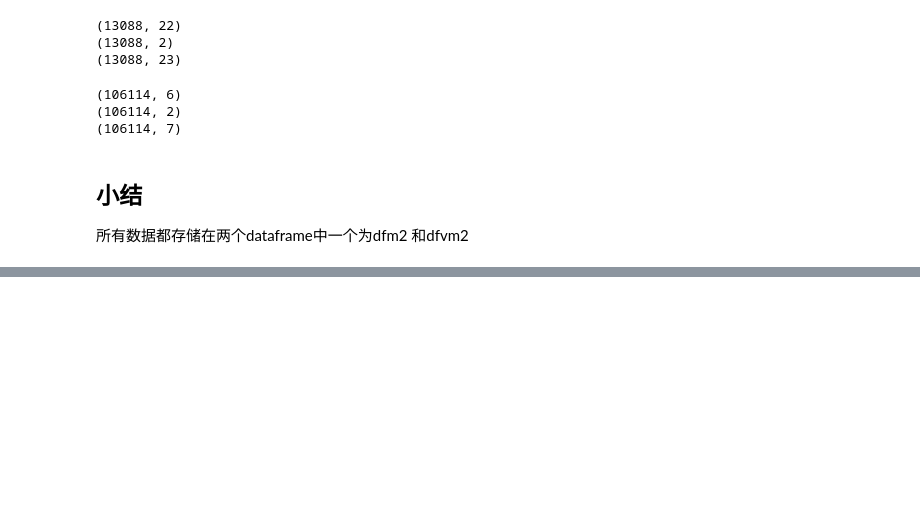
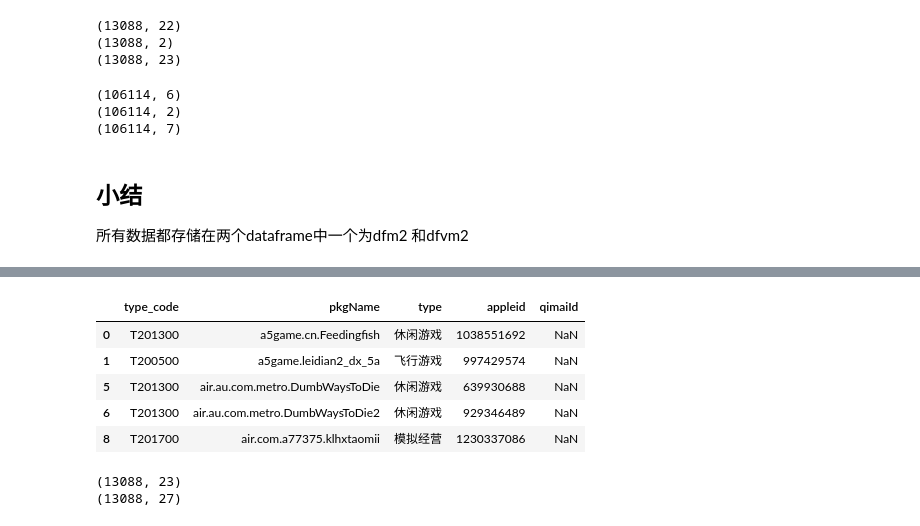
Before and after one commit to akasiro/mergedata-tosqlite, a Jupyter notebook: mergedata20190708.ipynb, the cells around one changed output, grey strips where cells are left out. Drawn from its saved outputs; the diff is of its cells as text; code cells hidden in the pictures; blank space fills up the shorter version.

```diff
--- a/mergedata20190708.ipynb
+++ b/mergedata20190708.ipynb
@@ -294,0 +321,9 @@ print(dfvm2.shape)
+# %%
+md1.head()
+# %% [output]
+|  | type_code | pkgName | type | appleid | qimaiId |
+| 0 | T201300 | a5game.cn.Feedingfish | 休闲游戏 | 1038551692 | NaN |
+| 1 | T200500 | a5game.leidian2_dx_5a | 飞行游戏 | 997429574 | NaN |
+| 5 | T201300 | air.au.com.metro.DumbWaysToDie | 休闲游戏 | 639930688 | NaN |
+| 6 | T201300 | air.au.com.metro.DumbWaysToDie2 | 休闲游戏 | 929346489 | NaN |
+| 8 | T201700 | air.com.a77375.klhxtaomii | 模拟经营 | 1230337086 | NaN |
@@ -294,0 +332,6 @@ print(dfvm2.shape)
+# %%
+print(dfm2.shape)
+print(dfm3.shape)
+# %% [output]
+(13088, 23)
+(13088, 27)
```
Also changed, not shown: parts of 39 cells of this notebook.
